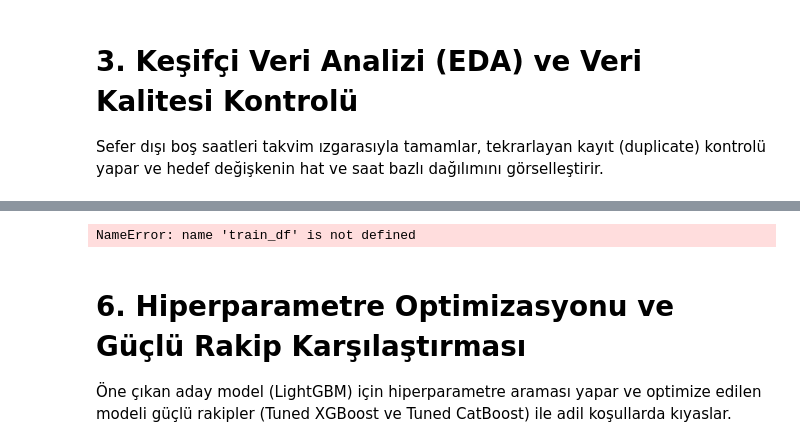
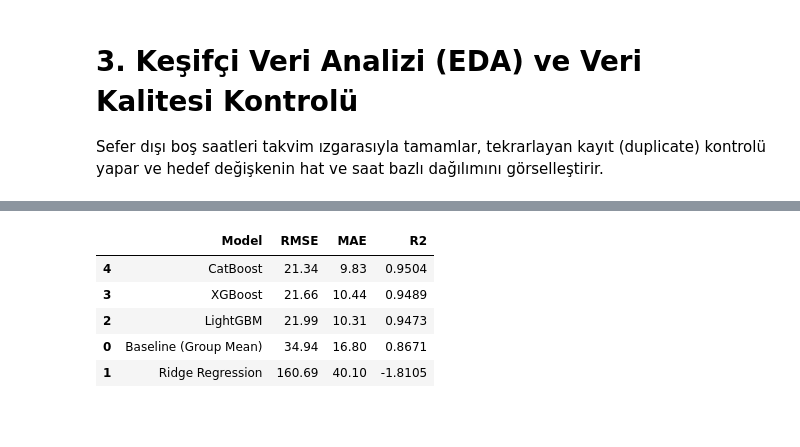
Before and after one commit to denizbutengineer/bart-capacity-planner, a Jupyter notebook: btk_final_proje.ipynb, the cells around one changed output, grey strips where cells are left out. Cells and saved outputs as stored; diff of their text form; code cells hidden in the pictures; blank space fills up the shorter version.

```diff
--- a/btk_final_proje.ipynb
+++ b/btk_final_proje.ipynb
@@ -209,35 +275,61 @@ Grup ortalaması tabanlı bir Baseline modeli oluşturur; Ridge Regression, Rand
 # %%
-def eval_metrics(y_true, y_pred, name, elapsed=0.0):
+def eval_metrics(y_true, y_pred, model_name):
+    y_pred = np.clip(y_pred, 0, None)
     rmse = np.sqrt(mean_squared_error(y_true, y_pred))
     mae = mean_absolute_error(y_true, y_pred)
     r2 = r2_score(y_true, y_pred)
-    return {'Model': name, 'Val_RMSE': round(rmse, 2), 'Val_MAE': round(mae, 2), 'Val_R2': round(r2, 4), 'Train_Sec': round(elapsed, 2)}
+    return {'Model': model_name, 'RMSE': round(rmse, 2), 'MAE': round(mae, 2), 'R2': round(r2, 4)}
 
 results = []
 
-# Baseline: 10 dakikalık slot bazında grup ortalaması (hem groupby hem merge 'Slot_Of_Day' olmalı)
-baseline_map = train_df.groupby(['Line_Code', 'Direction', 'Slot_Of_Day', 'Is_Weekend'])['Max_Segment_Load'].mean().reset_index()
-val_base = val_df.merge(baseline_map, on=['Line_Code', 'Direction', 'Slot_Of_Day', 'Is_Weekend'], how='left')['Max_Segment_Load_y'].fillna(0)
+# 1. Baseline (Grup Ortalaması)
+baseline_map = (
+    train_df.groupby(['Line_Code', 'Direction', 'Slot_Of_Day', 'Is_Weekend'])['Max_Segment_Load']
+    .mean()
+    .reset_index()
+)
+val_base = (
+    val_df.merge(baseline_map, on=['Line_Code', 'Direction', 'Slot_Of_Day', 'Is_Weekend'], how='left')['Max_Segment_Load_y']
+    .fillna(0)
+    .values
+)
 results.append(eval_metrics(y_val_real, val_base, "Baseline (Group Mean)"))
 
-models = {
-    'Ridge Regression': Ridge(alpha=1.0),
-    'Random Forest': RandomForestRegressor(n_estimators=80, max_depth=10, random_state=42, n_jobs=-1),
-    'LightGBM (Default)': lgb.LGBMRegressor(random_state=42, n_jobs=-1, verbose=-1),
-    'XGBoost (Default)': xgb.XGBRegressor(random_state=42, n_jobs=-1)
-}
+# 2. Ridge Regression
+ridge = Ridge(alpha=1.0)
+ridge.fit(X_train, y_train_log)
+results.append(eval_metrics(y_val_real, np.expm1(ridge.predict(X_val)), "Ridge Regression"))
 
-for name, mdl in models.items():
-    t0 = time.time()
-    mdl.fit(X_train, y_train_log)
-    elapsed = time.time() - t0
-    preds = np.maximum(0, np.expm1(mdl.predict(X_val)))
-    results.append(eval_metrics(y_val_real, preds, name, elapsed))
+# 3. LightGBM
+lgbm = lgb.LGBMRegressor(
+    n_estimators=600, learning_rate=0.05, num_leaves=63,
+    subsample_for_bin=50000, random_state=42, n_jobs=-1, verbose=-1
+)
+lgbm.fit(X_train, y_train_log)
+results.append(eval_metrics(y_val_real, np.expm1(lgbm.predict(X_val)), "LightGBM"))
 
-df_comp = pd.DataFrame(results).sort_values('Val_RMSE')
-display(df_comp)
+# 4. XGBoost
+xgbr = xgb.XGBRegressor(
+    n_estimators=600, learning_rate=0.05, max_depth=8,
+    subsample=0.8, colsample_bytree=0.8, tree_method='hist', random_state=42, n_jobs=-1
+)
+xgbr.fit(X_train, y_train_log)
+results.append(eval_metrics(y_val_real, np.expm1(xgbr.predict(X_val)), "XGBoost"))
+
+# 5. CatBoost
+cbr = CatBoostRegressor(
+    iterations=600, learning_rate=0.06, depth=8,
+    random_seed=42, verbose=0
+)
+cbr.fit(X_train, y_train_log)
+results.append(eval_metrics(y_val_real, np.expm1(cbr.predict(X_val)), "CatBoost"))
+
+results_df = pd.DataFrame(results).sort_values('RMSE')
+display(results_df)
 # %% [output]
-NameError: name 'train_df' is not defined
+|  | Model | RMSE | MAE | R2 |
+| 4 | CatBoost | 21.34 | 9.83 | 0.9504 |
+| 3 | XGBoost | 21.66 | 10.44 | 0.9489 |
+| 2 | LightGBM | 21.99 | 10.31 | 0.9473 |
+| 0 | Baseline (Group Mean) | 34.94 | 16.80 | 0.8671 |
+| 1 | Ridge Regression | 160.69 | 40.10 | -1.8105 |
-# %% [markdown]
-# 6. Hiperparametre Optimizasyonu ve Güçlü Rakip Karşılaştırması
-Öne çıkan aday model (LightGBM) için hiperparametre araması yapar ve optimize edilen modeli güçlü rakipler (Tuned XGBoost ve Tuned CatBoost) ile adil koşullarda kıyaslar.
```
Also changed, not shown: parts of 15 cells of this notebook.
